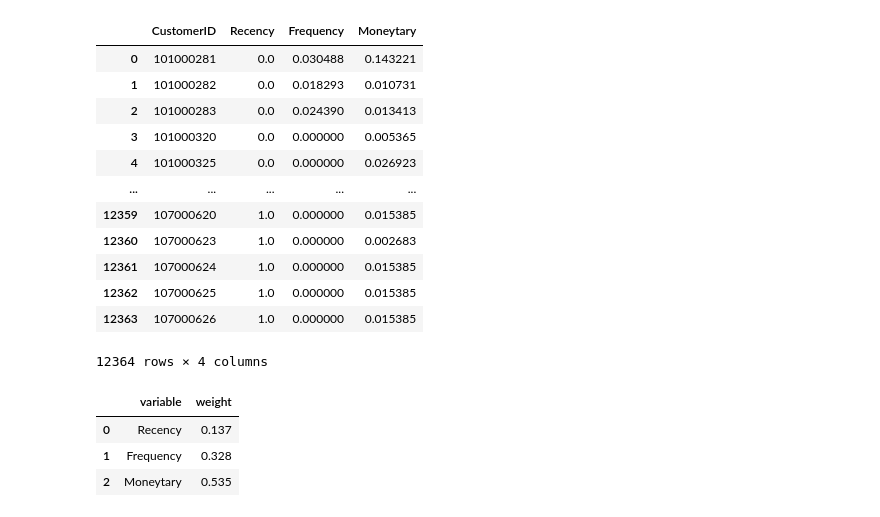
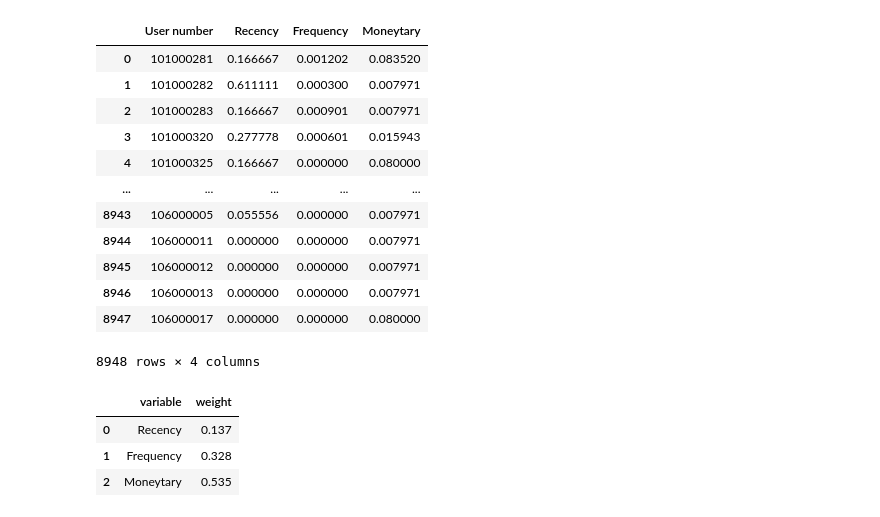
Before and after one commit to tuanio/RFM-model-collaborative-filtering, a Jupyter notebook: notebooks/clustering.ipynb, the cells around one changed output. Drawn from its saved outputs; the diff is of its cells as text; code cells hidden in the pictures.

```diff
--- a/notebooks/clustering.ipynb
+++ b/notebooks/clustering.ipynb
@@ -29,22 +32,22 @@ from fcmeans import FCM
 rs = 12
 # %%
 # đọc dữ liệu
-df = pd.read_csv('../data/rfm_data.csv')
+df = pd.read_csv('../data/rfm_train.csv')
 df
 # %% [output]
-|  | CustomerID | Recency | Frequency | Moneytary |
-| 0 | 101000281 | 0.0 | 0.030488 | 0.143221 |
-| 1 | 101000282 | 0.0 | 0.018293 | 0.010731 |
-| 2 | 101000283 | 0.0 | 0.024390 | 0.013413 |
-| 3 | 101000320 | 0.0 | 0.000000 | 0.005365 |
-| 4 | 101000325 | 0.0 | 0.000000 | 0.026923 |
+|  | User number | Recency | Frequency | Moneytary |
+| 0 | 101000281 | 0.166667 | 0.001202 | 0.083520 |
+| 1 | 101000282 | 0.611111 | 0.000300 | 0.007971 |
+| 2 | 101000283 | 0.166667 | 0.000901 | 0.007971 |
+| 3 | 101000320 | 0.277778 | 0.000601 | 0.015943 |
+| 4 | 101000325 | 0.166667 | 0.000000 | 0.080000 |
 | ... | ... | ... | ... | ... |
-| 12359 | 107000620 | 1.0 | 0.000000 | 0.015385 |
-| 12360 | 107000623 | 1.0 | 0.000000 | 0.002683 |
-| 12361 | 107000624 | 1.0 | 0.000000 | 0.015385 |
-| 12362 | 107000625 | 1.0 | 0.000000 | 0.015385 |
-| 12363 | 107000626 | 1.0 | 0.000000 | 0.015385 |
+| 8943 | 106000005 | 0.055556 | 0.000000 | 0.007971 |
+| 8944 | 106000011 | 0.000000 | 0.000000 | 0.007971 |
+| 8945 | 106000012 | 0.000000 | 0.000000 | 0.007971 |
+| 8946 | 106000013 | 0.000000 | 0.000000 | 0.007971 |
+| 8947 | 106000017 | 0.000000 | 0.000000 | 0.080000 |
-12364 rows × 4 columns
+8948 rows × 4 columns
 # %%
 # load trọng số lên
 rfm_weight = pd.read_csv('../data/rfm_weight.csv')
```
Also changed, not shown: parts of 20 cells of this notebook, 27 other files.
